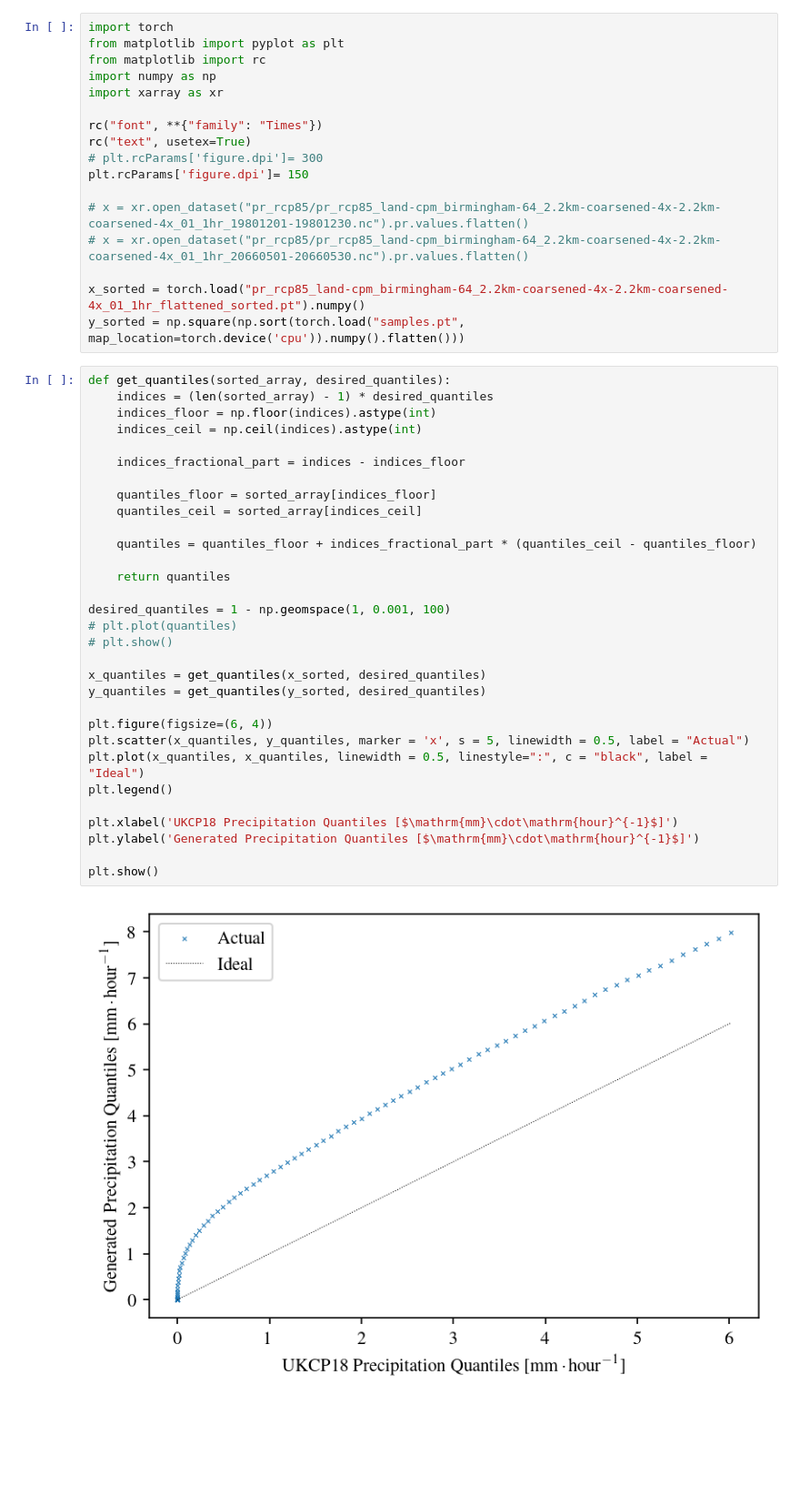
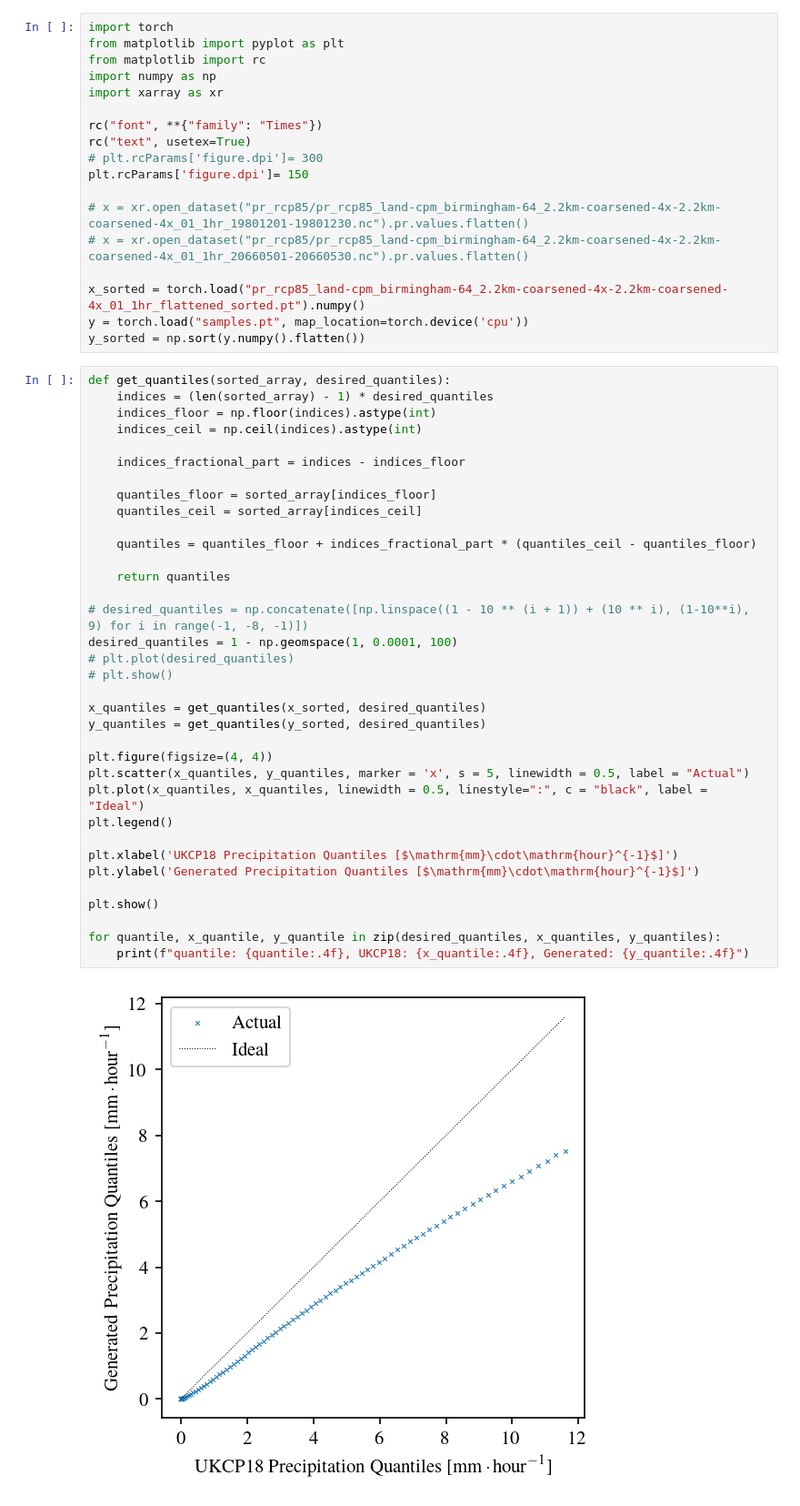
Before and after one commit to henryaddison/video-diffusion-climate, a Jupyter notebook: notebooks/qq.ipynb, the cells around one changed output. Shown at 91% size. Cells and saved outputs as stored; diff of their text form; blank space fills up the shorter version.

```diff
--- a/notebooks/qq.ipynb
+++ b/notebooks/qq.ipynb
@@ -14,37 +14,42 @@ plt.rcParams['figure.dpi']= 150
 # x = xr.open_dataset("pr_rcp85/pr_rcp85_land-cpm_birmingham-64_2.2km-coarsened-4x-2.2km-coarsened-4x_01_1hr_20660501-20660530.nc").pr.values.flatten()
 
 x_sorted = torch.load("pr_rcp85_land-cpm_birmingham-64_2.2km-coarsened-4x-2.2km-coarsened-4x_01_1hr_flattened_sorted.pt").numpy()
-y_sorted = np.square(np.sort(torch.load("samples.pt", map_location=torch.device('cpu')).numpy().flatten()))
+y = torch.load("samples.pt", map_location=torch.device('cpu'))
+y_sorted = np.sort(y.numpy().flatten())
 # %%
 def get_quantiles(sorted_array, desired_quantiles):
     indices = (len(sorted_array) - 1) * desired_quantiles
     indices_floor = np.floor(indices).astype(int)
     indices_ceil = np.ceil(indices).astype(int)
 
     indices_fractional_part = indices - indices_floor
 
     quantiles_floor = sorted_array[indices_floor]
     quantiles_ceil = sorted_array[indices_ceil]
 
     quantiles = quantiles_floor + indices_fractional_part * (quantiles_ceil - quantiles_floor)
 
     return quantiles
 
-desired_quantiles = 1 - np.geomspace(1, 0.001, 100)
-# plt.plot(quantiles)
+# desired_quantiles = np.concatenate([np.linspace((1 - 10 ** (i + 1)) + (10 ** i), (1-10**i), 9) for i in range(-1, -8, -1)])
+desired_quantiles = 1 - np.geomspace(1, 0.0001, 100)
+# plt.plot(desired_quantiles)
 # plt.show()
 
 x_quantiles = get_quantiles(x_sorted, desired_quantiles)
 y_quantiles = get_quantiles(y_sorted, desired_quantiles)
 
-plt.figure(figsize=(6, 4))
+plt.figure(figsize=(4, 4))
 plt.scatter(x_quantiles, y_quantiles, marker = 'x', s = 5, linewidth = 0.5, label = "Actual")
 plt.plot(x_quantiles, x_quantiles, linewidth = 0.5, linestyle=":", c = "black", label = "Ideal")
 plt.legend()
 
 plt.xlabel('UKCP18 Precipitation Quantiles [$\mathrm{mm}\cdot\mathrm{hour}^{-1}$]')
 plt.ylabel('Generated Precipitation Quantiles [$\mathrm{mm}\cdot\mathrm{hour}^{-1}$]')
 
 plt.show()
+
+for quantile, x_quantile, y_quantile in zip(desired_quantiles, x_quantiles, y_quantiles):
+    print(f"quantile: {quantile:.4f}, UKCP18: {x_quantile:.4f}, Generated: {y_quantile:.4f}")
 # %% [output]
-[figure, old version]
+[figure, new version]
```
Also changed, not shown: parts of 1 cell of this notebook, 1 other file.
